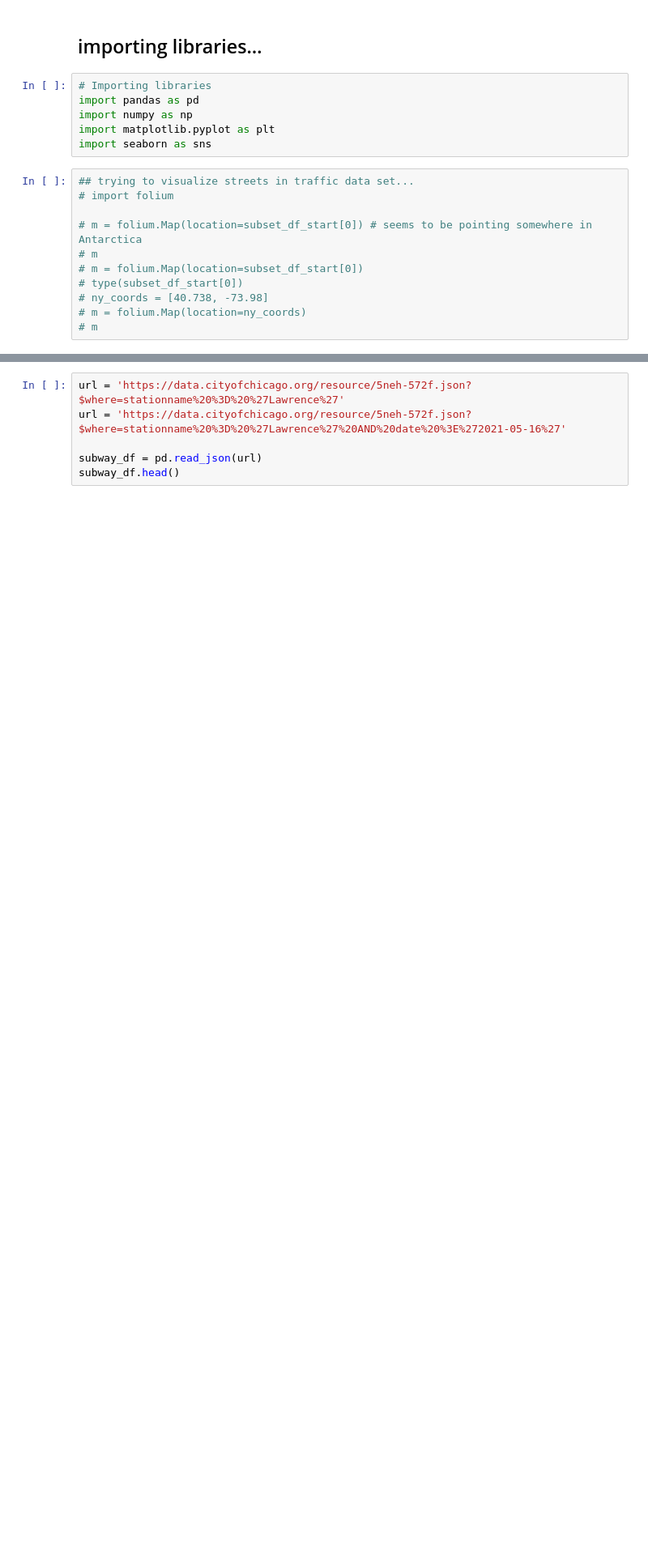
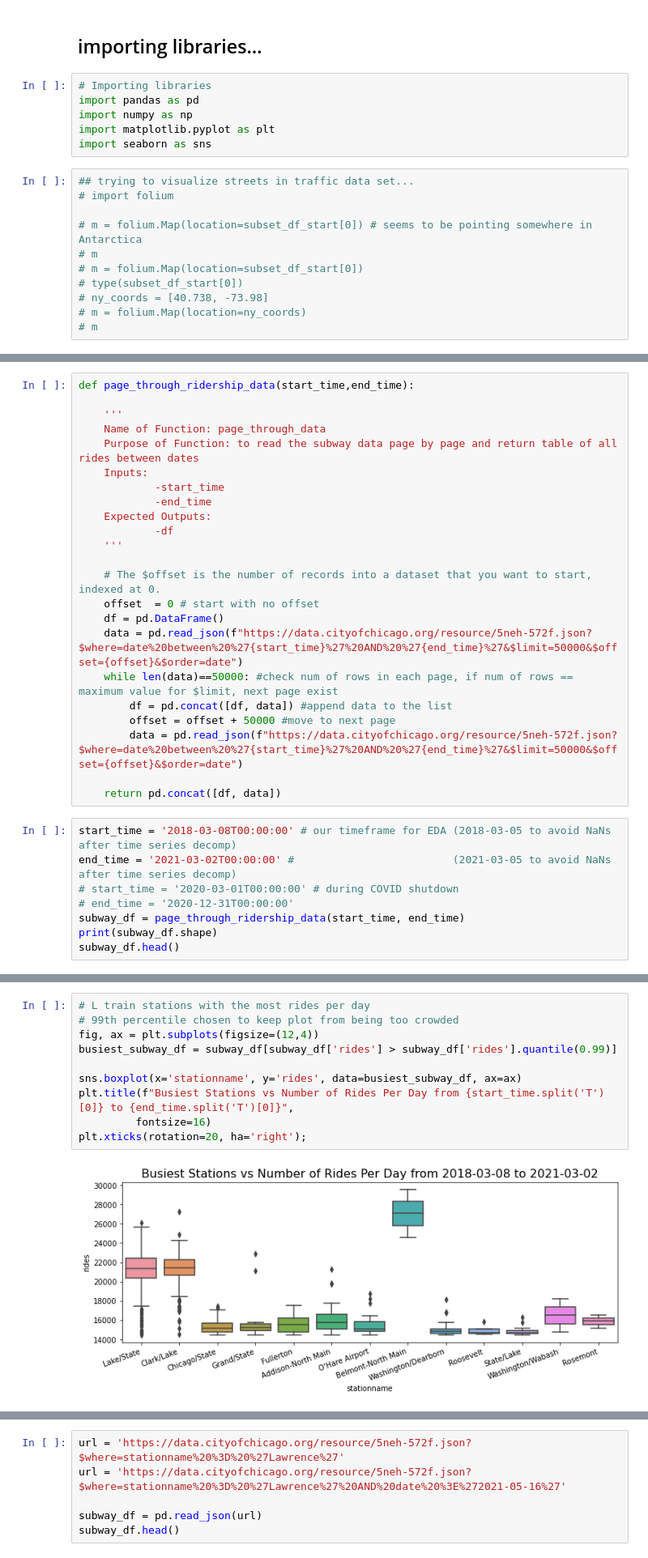
Before and after one commit to amandakhoo/data4all-team6, a Jupyter notebook: Chicago Subway Dataset EDA.ipynb, the cells around one changed output, grey strips where cells are left out. Shown at 81% size. Drawn from its saved outputs; the diff is of its cells as text; blank space fills up the shorter version.

Commit message:
updated subway eda + corrected RRI calc
new busiest station figures for EDA & corrected RRI calc function to pull more than 50k datapoints from subway station data portal

```diff
--- a/Chicago Subway Dataset EDA.ipynb
+++ b/Chicago Subway Dataset EDA.ipynb
@@ -19,0 +23,31 @@ import seaborn as sns
+# %%
+def page_through_ridership_data(start_time,end_time):
+
+    '''
+    Name of Function: page_through_data
+    Purpose of Function: to read the subway data page by page and return table of all rides between dates
+    Inputs:
+            -start_time
+            -end_time
+    Expected Outputs:
+            -df
+    '''
+
+    # The $offset is the number of records into a dataset that you want to start, indexed at 0.
+    offset  = 0 # start with no offset
+    df = pd.DataFrame()
+    data = pd.read_json(f"https://data.cityofchicago.org/resource/5neh-572f.json?$where=date%20between%20%27{start_time}%27%20AND%20%27{end_time}%27&$limit=50000&$offset={offset}&$order=date")
+    while len(data)==50000: #check num of rows in each page, if num of rows == maximum value for $limit, next page exist
+        df = pd.concat([df, data]) #append data to the list
+        offset = offset + 50000 #move to next page
+        data = pd.read_json(f"https://data.cityofchicago.org/resource/5neh-572f.json?$where=date%20between%20%27{start_time}%27%20AND%20%27{end_time}%27&$limit=50000&$offset={offset}&$order=date")
+
+    return pd.concat([df, data])
+# %%
+start_time = '2018-03-08T00:00:00' # our timeframe for EDA (2018-03-05 to avoid NaNs after time series decomp)
+end_time = '2021-03-02T00:00:00' #                         (2021-03-05 to avoid NaNs after time series decomp)
+# start_time = '2020-03-01T00:00:00' # during COVID shutdown
+# end_time = '2020-12-31T00:00:00'
+subway_df = page_through_ridership_data(start_time, end_time)
+print(subway_df.shape)
+subway_df.head()
@@ -19,0 +62,12 @@ import seaborn as sns
+# %%
+# L train stations with the most rides per day
+# 99th percentile chosen to keep plot from being too crowded
+fig, ax = plt.subplots(figsize=(12,4))
+busiest_subway_df = subway_df[subway_df['rides'] > subway_df['rides'].quantile(0.99)]
+
+sns.boxplot(x='stationname', y='rides', data=busiest_subway_df, ax=ax)
+plt.title(f"Busiest Stations vs Number of Rides Per Day from {start_time.split('T')[0]} to {end_time.split('T')[0]}",
+         fontsize=16)
+plt.xticks(rotation=20, ha='right');
+# %% [output]
+[figure, added]
```
Also changed, not shown: parts of 4 cells of this notebook, 1 other file.
